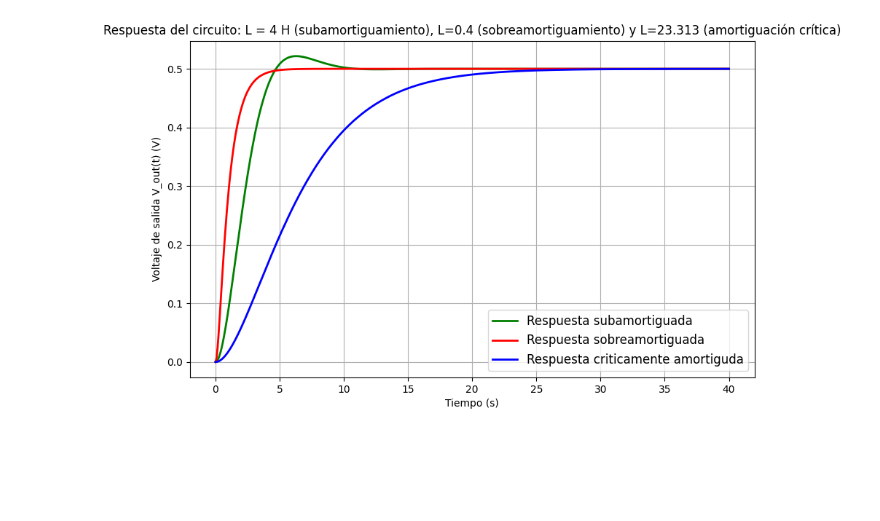
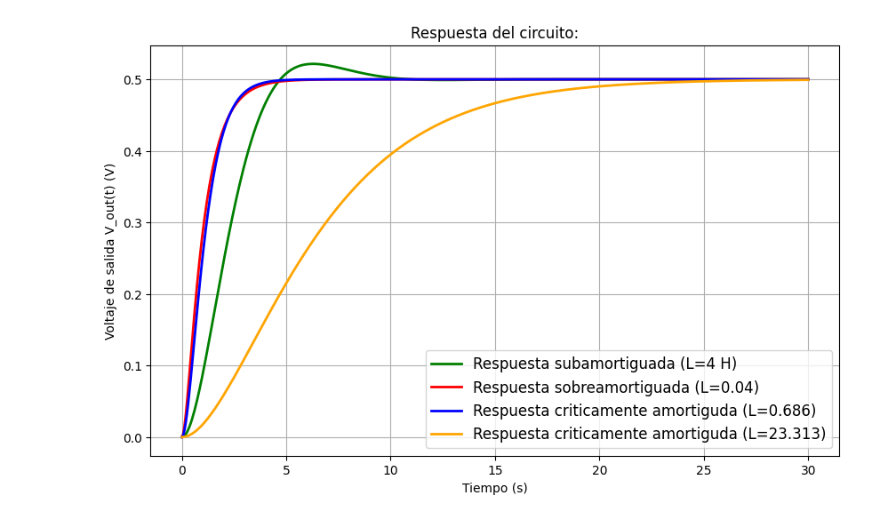
Before and after one commit to HectorPS27/Control-Clasico, a Jupyter notebook: practicas/P_2_02_Respuesta_circuito_segundo_orden.ipynb, the cells around one changed output. Cells and saved outputs as stored; diff of their text form; code cells hidden in the pictures; blank space fills up the shorter version.

Commit message:
Desarrollo de la practica 2 Respuetsa de un circuito de segundo ornden

```diff
--- a/practicas/P_2_02_Respuesta_circuito_segundo_orden.ipynb
+++ b/practicas/P_2_02_Respuesta_circuito_segundo_orden.ipynb
@@ -121,7 +121,8 @@ R2 = 2     # Ohms
 L_sub = 4      # Henrios
 C = 1      # Faradios
 L_sobre = 0.4      # Henrios
-L_critica = 23.313     # Henrios
+L_critica = 0.686     # Henrios
+L_critica2 = 23.313     # Henrios
 
 # --- Coeficientes de la Función de Transferencia G(s). ---
 # G(s) = num / den
@@ -134,6 +135,9 @@ den_sobre = [L_sobre*C*R1, (L_sobre + R1*R2*C), (R1 + R2)]
 num_critica = [R2]
 den_critica = [L_critica*C*R1, (L_critica + R1*R2*C), (R1 + R2)]
 
+num_critica2 = [R2]
+den_critica2 = [L_critica2*C*R1, (L_critica2 + R1*R2*C), (R1 + R2)]
+
 # --- Creación del objeto Función de Transferencia. ---
 # Usamos la función tf de la biblioteca control.
 sistema_subamortiguado = ct.tf(num_sub, den_sub)
@@ -141,6 +145,8 @@ sistema_subamortiguado = ct.tf(num_sub, den_sub)
 sistema_sobreamortiguado = ct.tf(num_sobre, den_sobre)
 
 sistema_criticamenteamortiguado = ct.tf(num_critica, den_critica)
+
+sistema_criticamenteamortiguado2 = ct.tf(num_critica2, den_critica2)
 
 
 # Imprimir la función de transferencia para verificarla.
@@ -150,7 +156,8 @@ print(sistema_subamortiguado)
 print("\n La Función de Transferencia (sistema sobreamortiguado):")
 print(sistema_sobreamortiguado)
 
-print("\n La Función de Transferencia (sistema críticamente amortiguado):")
+print("\n La Función de Transferencia (sistema críticamente amortiguado con L=0.686 y L=23.313):")
 print(sistema_criticamenteamortiguado)
+print(sistema_criticamenteamortiguado2)
 # %% [output]
 La Función de Transferencia (sistema subamortiguado):
@@ -218,29 +229,31 @@ Las raíces de s (polos) son de sistema subamortiguado son:
 # %%
 # --- Simulación de la respuesta al escalón unitario. ---
 # Calculamos la respuesta del sistema a una entrada de 1 V.
 
-t = np.linspace(0, 40, 500)
+t = np.linspace(0, 30, 500)
 t_sub, vout_subamortiguado = ct.step_response(sistema_subamortiguado, T=t)
 
 t_sobre, vout_sobreamortiguado = ct.step_response(sistema_sobreamortiguado, T=t)
 
 t_critica, vout_criticamenteamortiguado = ct.step_response(sistema_criticamenteamortiguado, T=t)
 
+t_critica2, vout_criticamenteamortiguado2 = ct.step_response(sistema_criticamenteamortiguado2, T=t)
 
 
 # --- Graficación de la respuesta. ---
 plt.figure(figsize=(10, 6))
 
-plt.plot(t_sub, vout_subamortiguado, label='Respuesta subamortiguada', linewidth=2, color='green')
-plt.plot(t_sobre, vout_sobreamortiguado, label='Respuesta sobreamortiguada', linewidth=2, color='red')
-plt.plot(t_sub, vout_criticamenteamortiguado, label='Respuesta criticamente amortiguda', linewidth=2, color='blue')
+plt.plot(t_sub, vout_subamortiguado, label='Respuesta subamortiguada (L=4 H)', linewidth=2, color='green')
+plt.plot(t_sobre, vout_sobreamortiguado, label='Respuesta sobreamortiguada (L=0.04)', linewidth=2, color='red')
+plt.plot(t_sub, vout_criticamenteamortiguado, label='Respuesta criticamente amortiguda (L=0.686)', linewidth=2, color='blue')
+plt.plot(t_sub, vout_criticamenteamortiguado2, label='Respuesta criticamente amortiguda (L=23.313)', linewidth=2, color='orange')
 #plt.plot(t, vout_subamortiguado)
 
-plt.title('Respuesta del circuito: L = 4 H (subamortiguamiento), L=0.4 (sobreamortiguamiento) y L=23.313 (amortiguación crítica)')
+plt.title('Respuesta del circuito:')
 plt.xlabel('Tiempo (s)')
 plt.ylabel('Voltaje de salida V_out(t) (V)')
 plt.legend(fontsize=12)
 plt.grid(True)
 plt.show()
 # %% [output]
-[figure, old version]
+[figure, new version]
```
Also changed, not shown: parts of 2 cells of this notebook.
